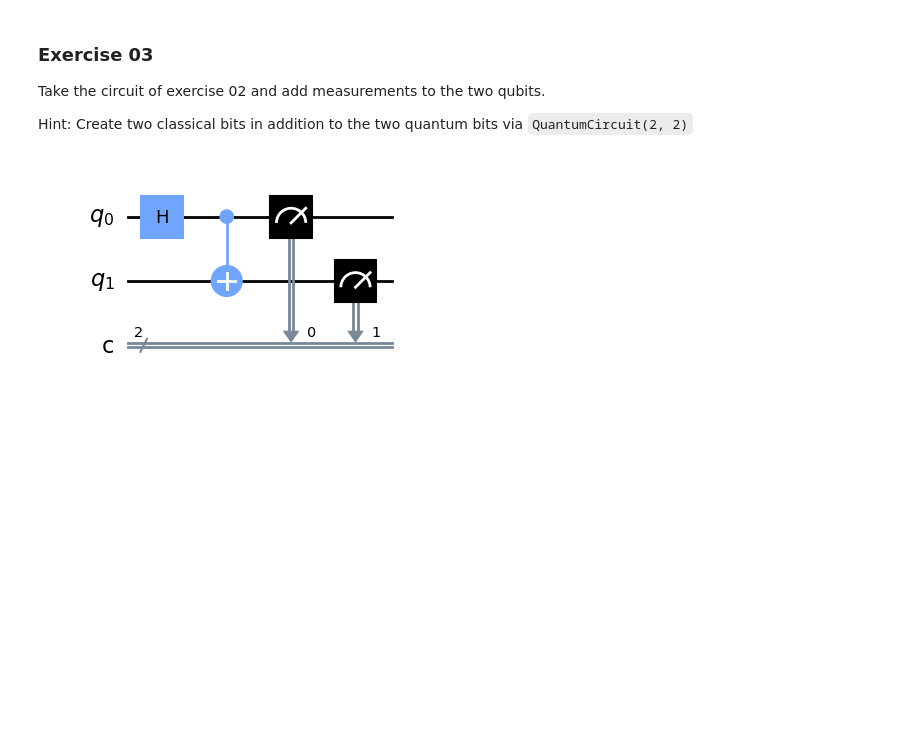
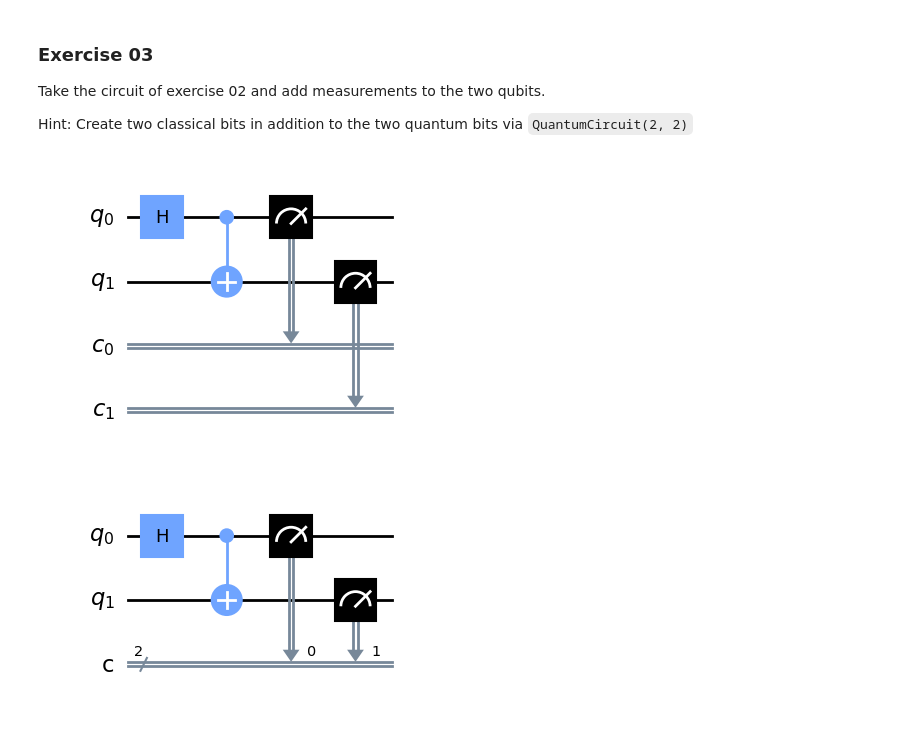
Before and after one commit to FZJ-PGI-12/qc-programming-tutorial, a Jupyter notebook: Tutorial.ipynb, the cells around one changed output. Drawn from its saved outputs; the diff is of its cells as text; code cells hidden in the pictures; blank space fills up the shorter version.

```diff
--- a/Tutorial.ipynb
+++ b/Tutorial.ipynb
@@ -76,10 +86,18 @@
 # fill in you code here
 # ...
 # %%
-# uncomment the next line to get a hint
-#%run -i solutions/hint03.py
-# uncomment the next line to show the solution
-#%load solutions/exercise03.py
+# %load solutions/exercise03.py
+# Create a Quantum Circuit acting on the 1 qubit register
+circuit = QuantumCircuit(2, 2)
+# add hadamard gate
+circuit.h(0)
+circuit.cnot(0, 1)
+circuit.measure(0, 0)
+circuit.measure(1, 1)
+# display the circuit
+display(circuit.draw('mpl', cregbundle=False))
+# %% [output]
+[figure, added]
 # %%
 # run this cell to execute the solution
 %run -i solutions/exercise03.py
```
Also changed, not shown: parts of 28 cells of this notebook, 1 other file.
